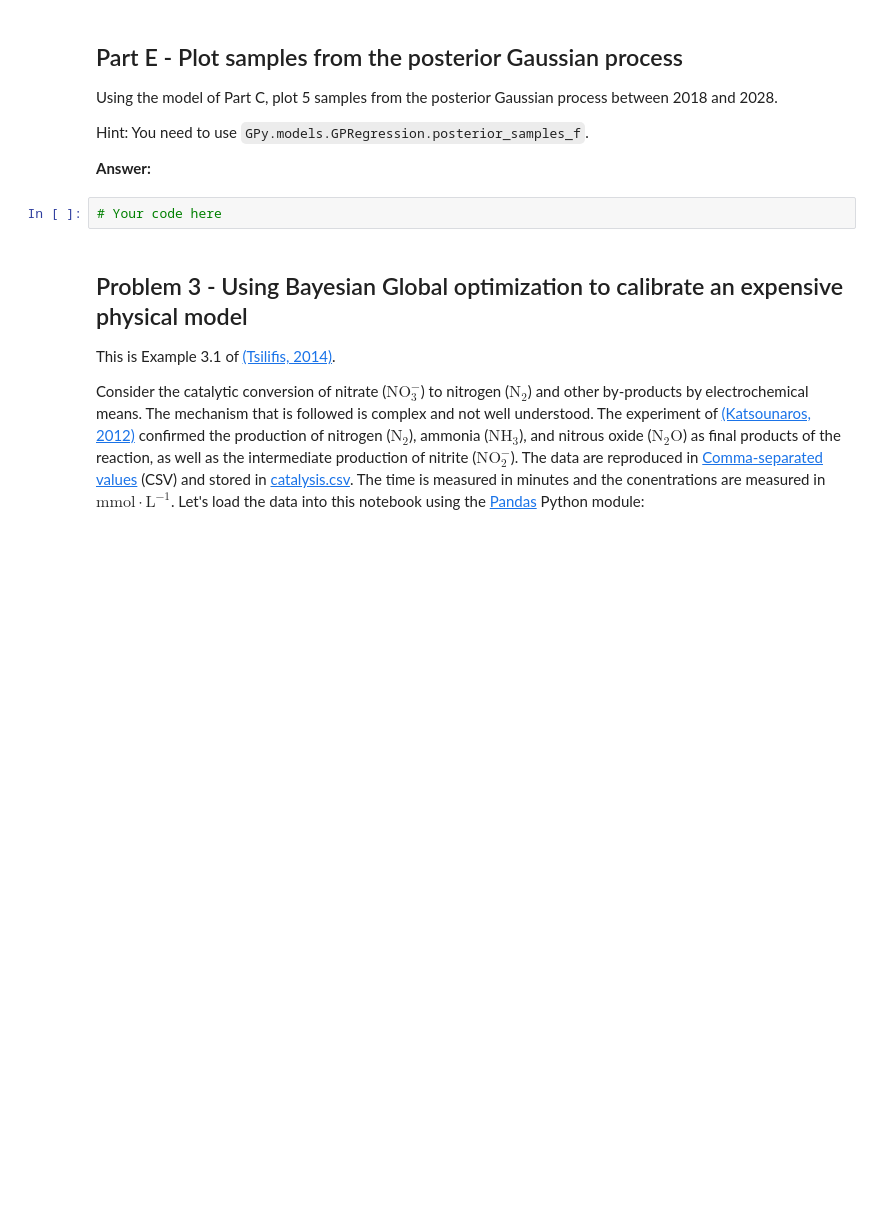
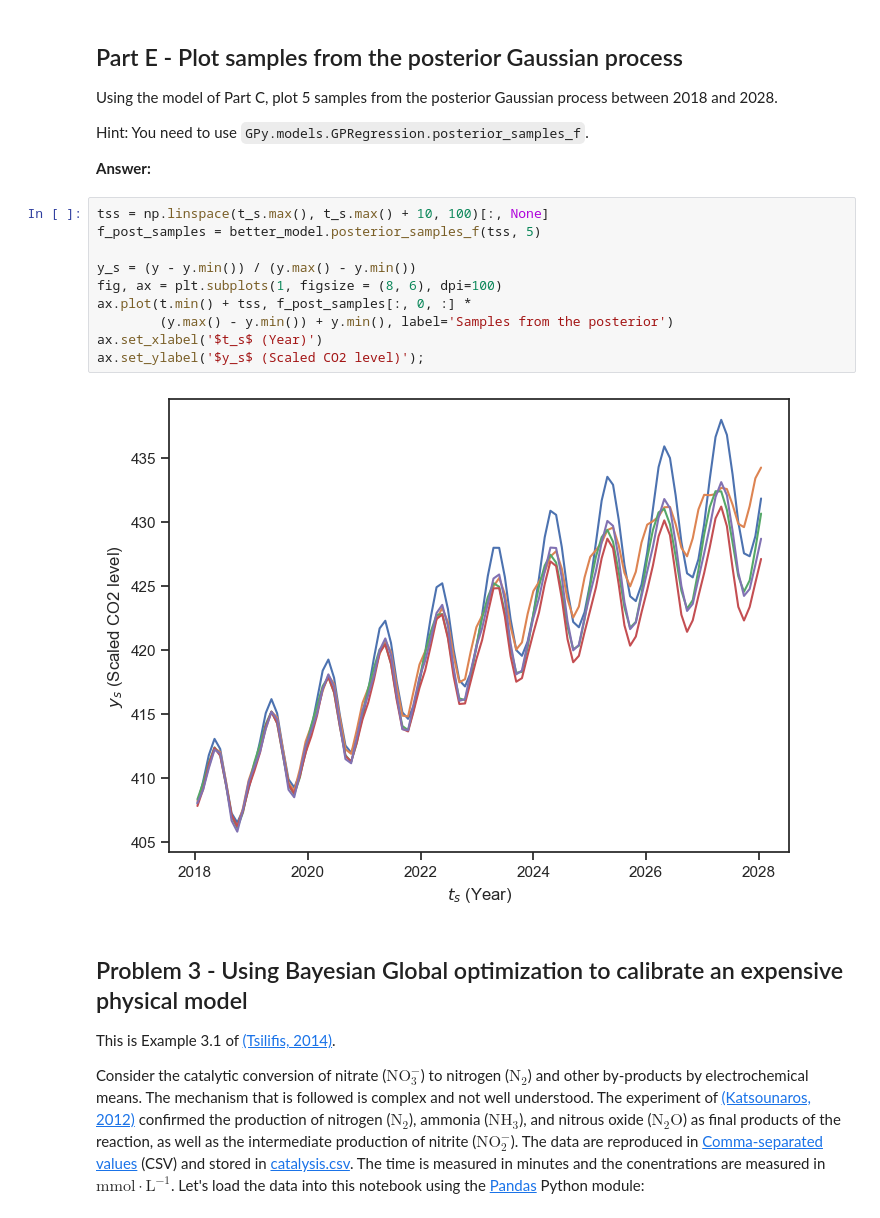
Before and after one commit to flavio-nardi/data-analytics-se, a Jupyter notebook: lecturebook/homework/homework-06.ipynb, the cells around one changed output. Drawn from its saved outputs; the diff is of its cells as text; blank space fills up the shorter version.

```diff
--- a/lecturebook/homework/homework-06.ipynb
+++ b/lecturebook/homework/homework-06.ipynb
@@ -590,8 +595,18 @@ Using the model of Part C, plot 5 samples from the posterior Gaussian process be
 Hint: You need to use ``GPy.models.GPRegression.posterior_samples_f``.
 
 **Answer:**
-# %%
-# Your code here
+# %%
+tss = np.linspace(t_s.max(), t_s.max() + 10, 100)[:, None]
+f_post_samples = better_model.posterior_samples_f(tss, 5)
+
+y_s = (y - y.min()) / (y.max() - y.min())
+fig, ax = plt.subplots(1, figsize = (8, 6), dpi=100)
+ax.plot(t.min() + tss, f_post_samples[:, 0, :] *
+        (y.max() - y.min()) + y.min(), label='Samples from the posterior')
+ax.set_xlabel('$t_s$ (Year)')
+ax.set_ylabel('$y_s$ (Scaled CO2 level)');
+# %% [output]
+[figure, added]
 # %% [markdown]
 ## Problem 3 - Using Bayesian Global optimization to calibrate an expensive physical model
 
```
Also changed, not shown: parts of 21 cells of this notebook.
